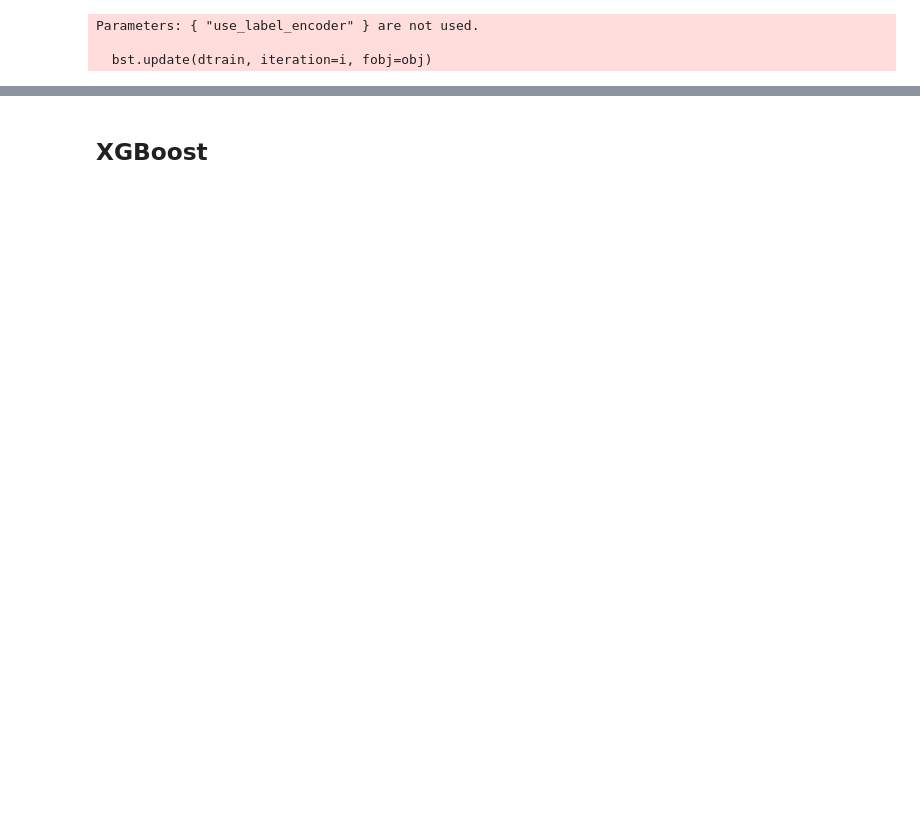
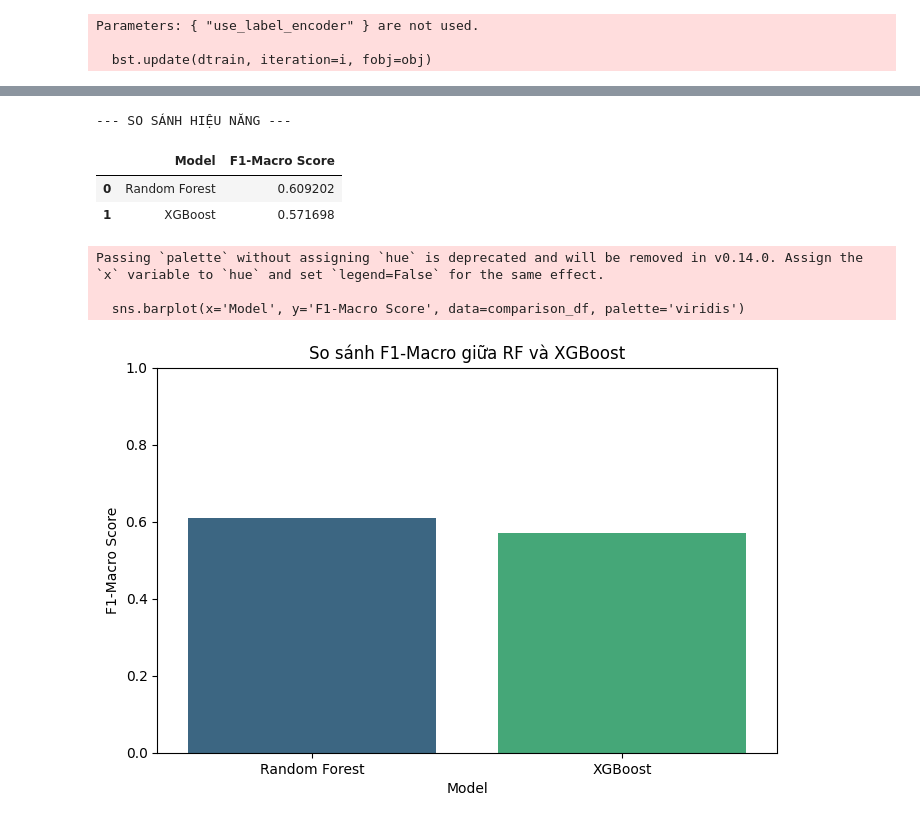
Before and after one commit to TrieuQuocAnh/DuBaoThoiTiet, a Jupyter notebook: notebooks/03c_classification.ipynb, the cells around one changed output, grey strips where cells are left out. Cells and saved outputs as stored; diff of their text form; code cells hidden in the pictures; blank space fills up the shorter version.

```diff
--- a/notebooks/03c_classification.ipynb
+++ b/notebooks/03c_classification.ipynb
@@ -65,6 +95,30 @@ Name: count, dtype: int64
 # %%
-# 6. Lưu mô hình
-save_model_artifact(rf_model, "rf_weather_model", config)
+# Tính toán F1-Macro
+f1_rf = f1_score(y_test, y_pred_rf, average='macro')
+f1_xgb = f1_score(y_test, y_pred_xgb, average='macro')
+
+# Hiển thị bảng so sánh
+comparison_df = pd.DataFrame({
+    'Model': ['Random Forest', 'XGBoost'],
+    'F1-Macro Score': [f1_rf, f1_xgb]
+})
+
+print("\n--- SO SÁNH HIỆU NĂNG ---")
+display(comparison_df)
+
+# Trực quan hóa so sánh
+plt.figure(figsize=(8, 5))
+sns.barplot(x='Model', y='F1-Macro Score', data=comparison_df, palette='viridis')
+plt.ylim(0, 1)
+plt.title("So sánh F1-Macro giữa RF và XGBoost")
+plt.show()
+# %% [output]
+--- SO SÁNH HIỆU NĂNG ---
+|  | Model | F1-Macro Score |
+| 0 | Random Forest | 0.609202 |
+| 1 | XGBoost | 0.571698 |
+Passing `palette` without assigning `hue` is deprecated and will be removed in v0.14.0. Assign the `x` variable to `hue` and set `legend=False` for the same effect.
+
+  sns.barplot(x='Model', y='F1-Macro Score', data=comparison_df, palette='viridis')
+[figure, added]
-# %% [markdown]
-## XGBoost
 # %%
```
Also changed, not shown: parts of 9 cells of this notebook, 5 other files.
